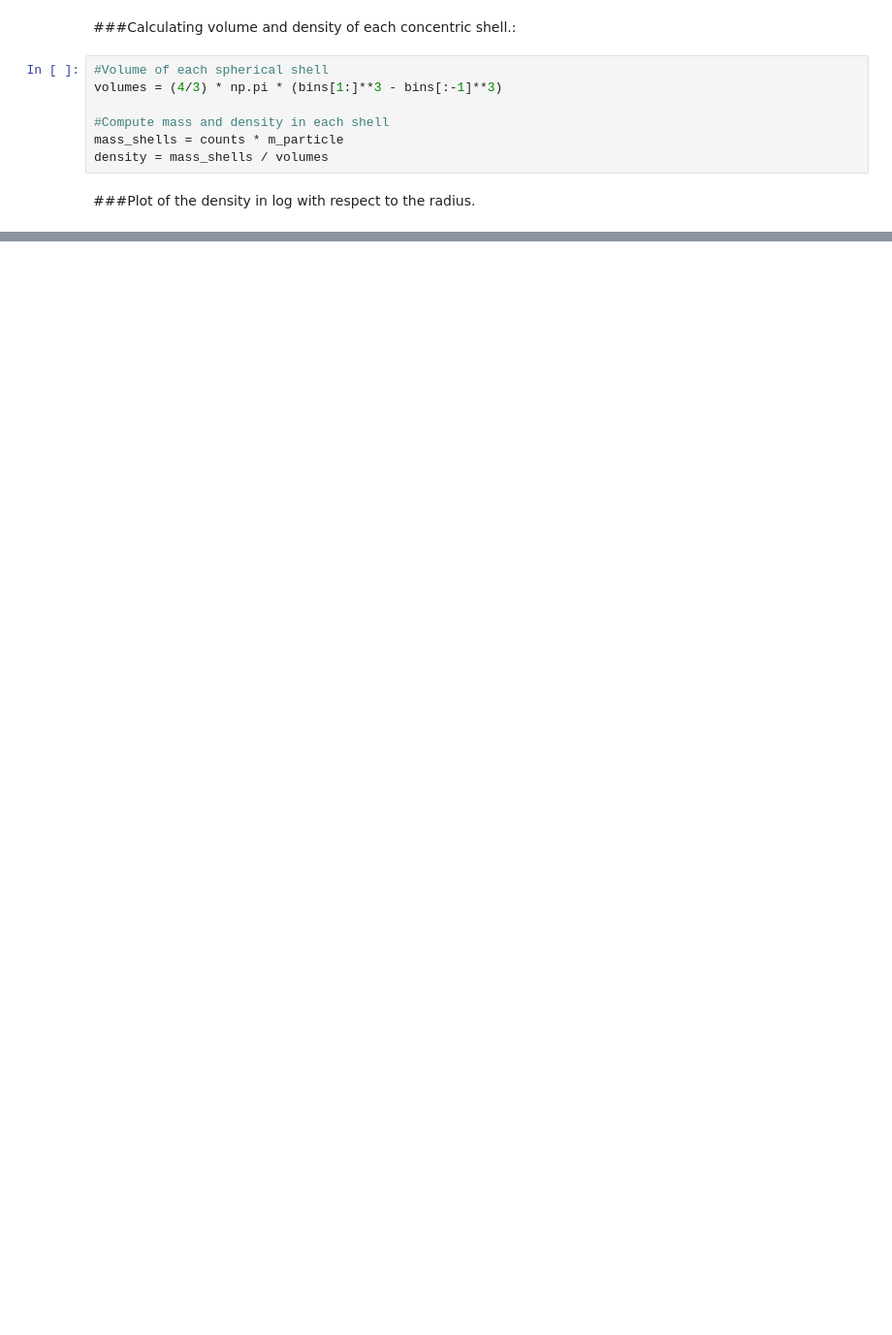
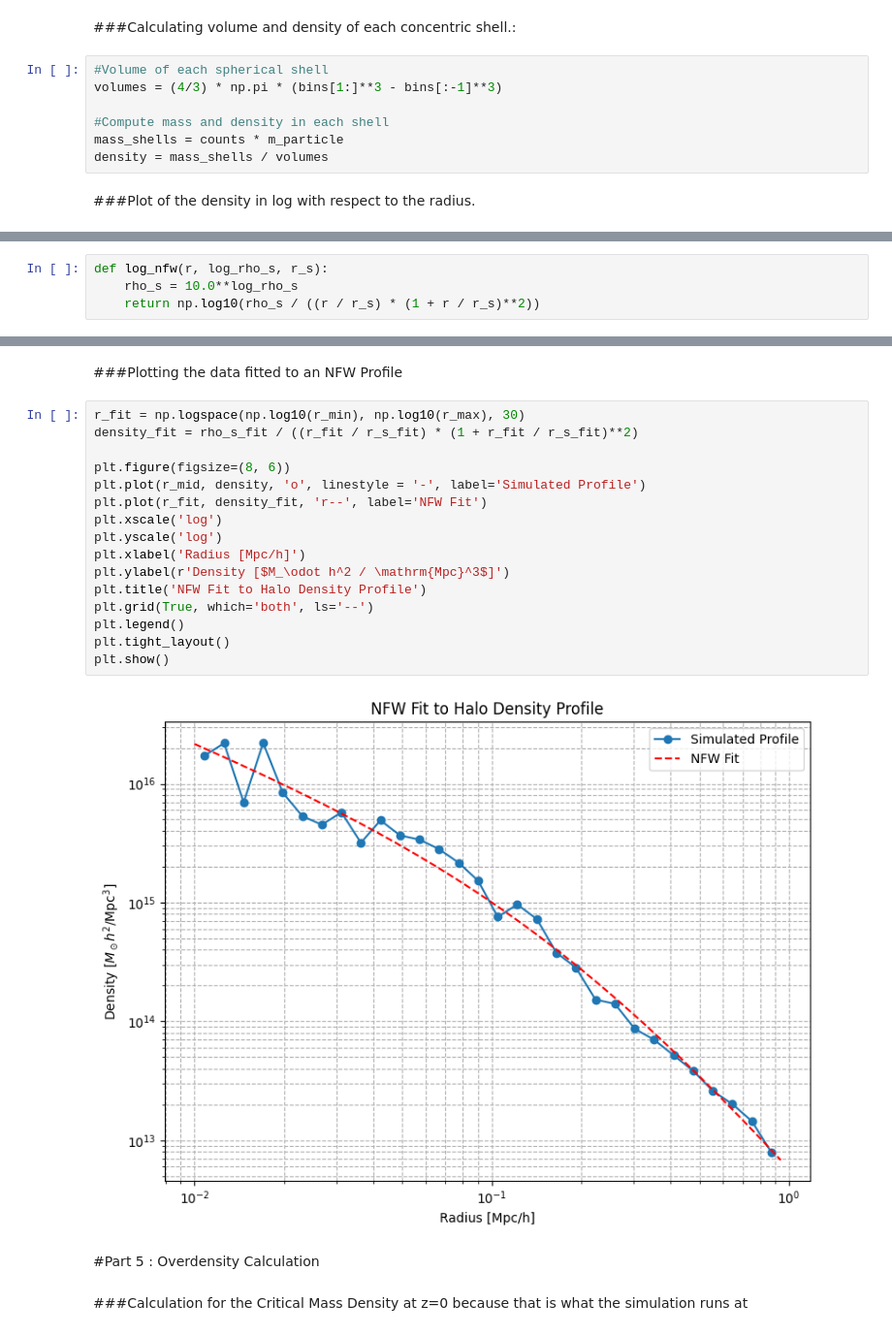
Before and after one commit to AJ-7569/SURGE25, a Jupyter notebook: Numerical_Sim.ipynb, the cells around one changed output, grey strips where cells are left out. Shown at 97% size. Drawn from its saved outputs; the diff is of its cells as text; blank space fills up the shorter version.

```diff
--- a/Numerical_Sim.ipynb
+++ b/Numerical_Sim.ipynb
@@ -190,0 +200,4 @@ plt.show()
+# %%
+def log_nfw(r, log_rho_s, r_s):
+    rho_s = 10.0**log_rho_s
+    return np.log10(rho_s / ((r / r_s) * (1 + r / r_s)**2))
@@ -190,0 +227,24 @@ plt.show()
+# %% [markdown]
+###Plotting the data fitted to an NFW Profile
+# %%
+r_fit = np.logspace(np.log10(r_min), np.log10(r_max), 30)
+density_fit = rho_s_fit / ((r_fit / r_s_fit) * (1 + r_fit / r_s_fit)**2)
+
+plt.figure(figsize=(8, 6))
+plt.plot(r_mid, density, 'o', linestyle = '-', label='Simulated Profile')
+plt.plot(r_fit, density_fit, 'r--', label='NFW Fit')
+plt.xscale('log')
+plt.yscale('log')
+plt.xlabel('Radius [Mpc/h]')
+plt.ylabel(r'Density [$M_\odot h^2 / \mathrm{Mpc}^3$]')
+plt.title('NFW Fit to Halo Density Profile')
+plt.grid(True, which='both', ls='--')
+plt.legend()
+plt.tight_layout()
+plt.show()
+# %% [output]
+[figure, added]
+# %% [markdown]
+#Part 5 : Overdensity Calculation
+# %% [markdown]
+###Calculation for the Critical Mass Density at z=0 because that is what the simulation runs at
```
Also changed, not shown: parts of 31 cells of this notebook.
